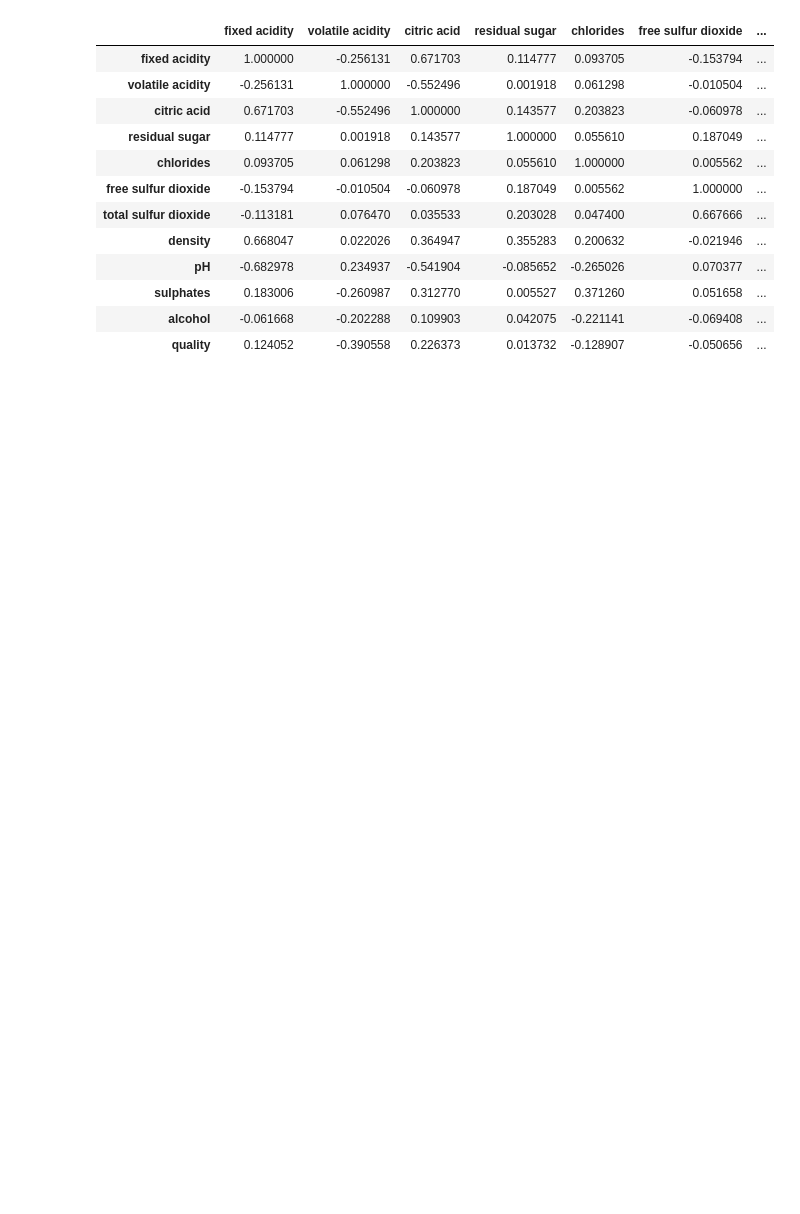
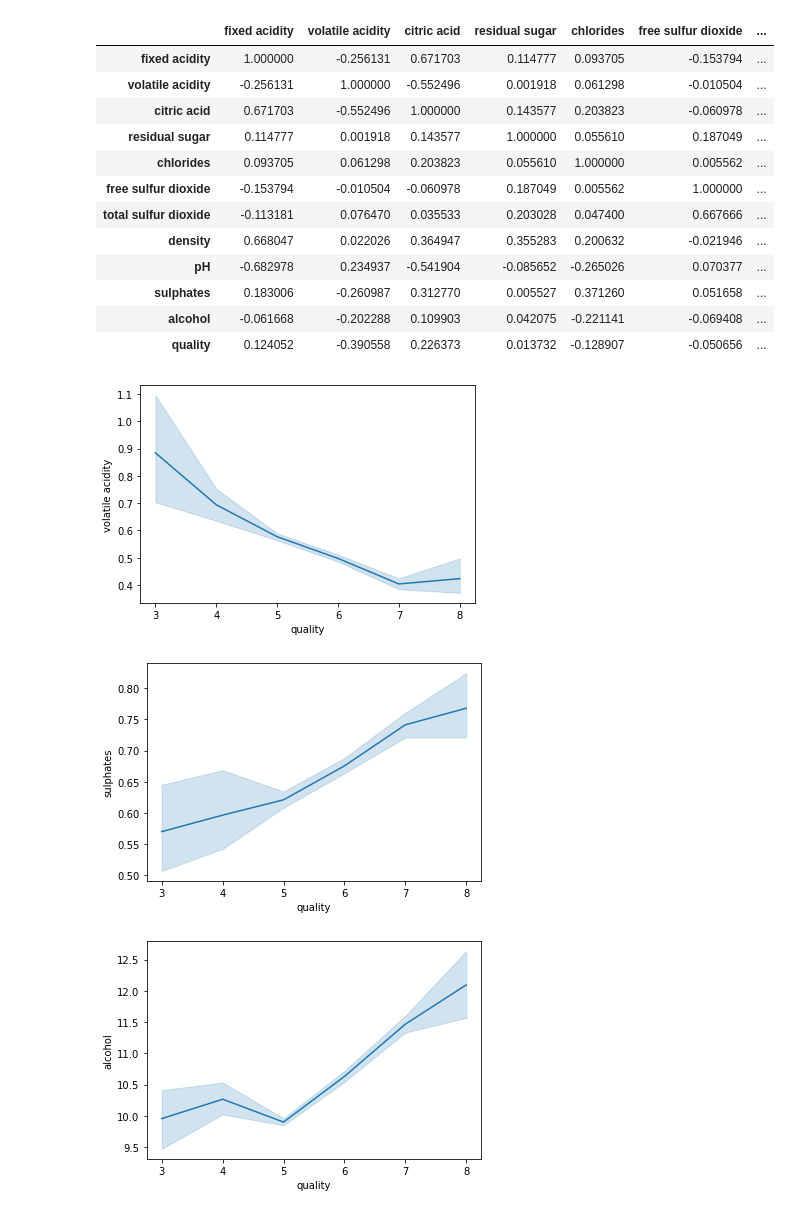
Before and after one commit to cesaraceytuno/STATISTICAL_LEARNING_1, a Jupyter notebook: Tareas/Practica2/Practica2_Parte2.ipynb, the cells around one changed output. Cells and saved outputs as stored; diff of their text form; code cells hidden in the pictures; blank space fills up the shorter version.

```diff
--- a/Tareas/Practica2/Practica2_Parte2.ipynb
+++ b/Tareas/Practica2/Practica2_Parte2.ipynb
@@ -46,3 +45,14 @@ corr.style.background_gradient(cmap='coolwarm')
 | sulphates | 0.183006 | -0.260987 | 0.312770 | 0.005527 | 0.371260 | 0.051658 | ... |
 | alcohol | -0.061668 | -0.202288 | 0.109903 | 0.042075 | -0.221141 | -0.069408 | ... |
 | quality | 0.124052 | -0.390558 | 0.226373 | 0.013732 | -0.128907 | -0.050656 | ... |
+# %%
+sns.lineplot(x=data["quality"], y=data["volatile acidity"])
+plt.show()
+sns.lineplot(x=data["quality"], y=data["sulphates"])
+plt.show()
+sns.lineplot(x=data["quality"], y=data["alcohol"])
+plt.show()
+# %% [output]
+[figure, added]
+[figure, added]
+[figure, added]
```
Also changed, not shown: parts of 11 cells of this notebook.
